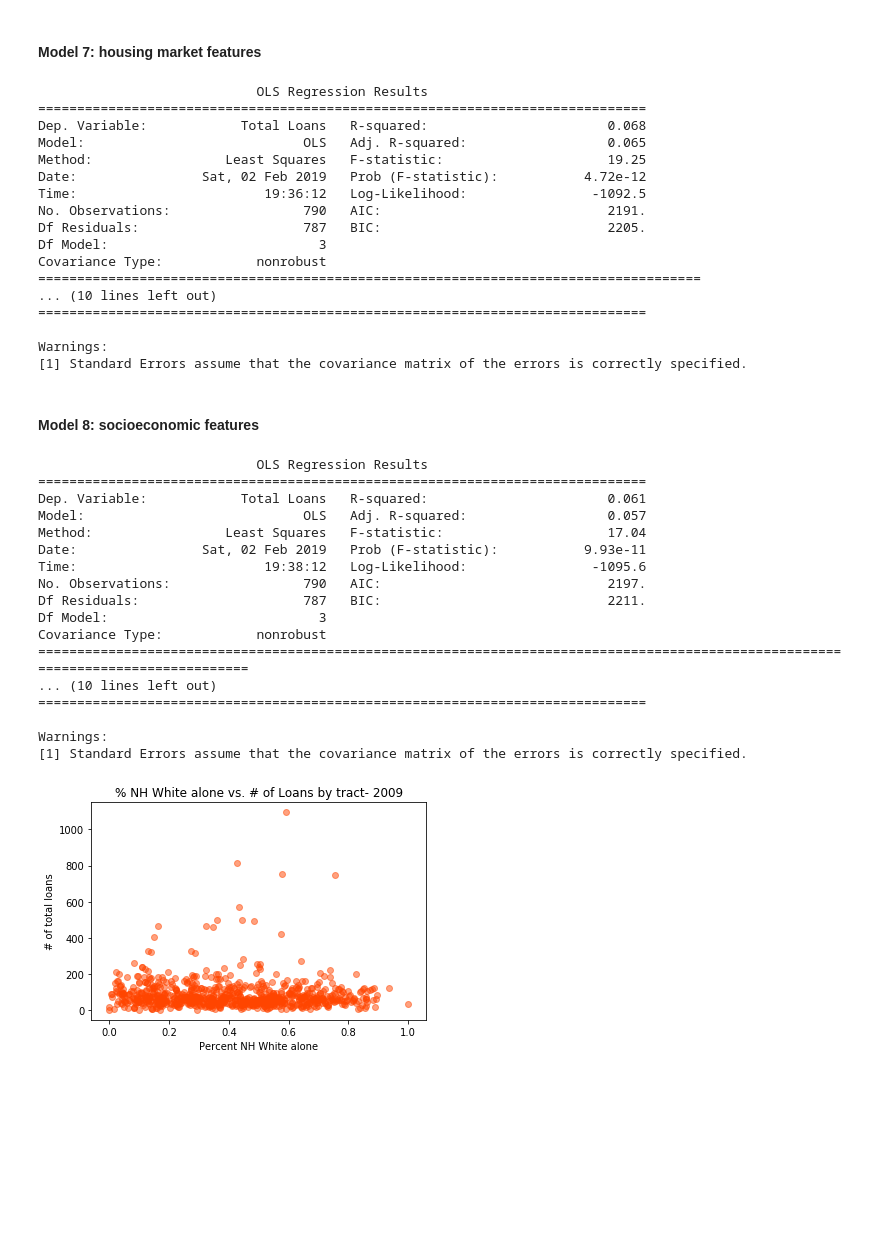
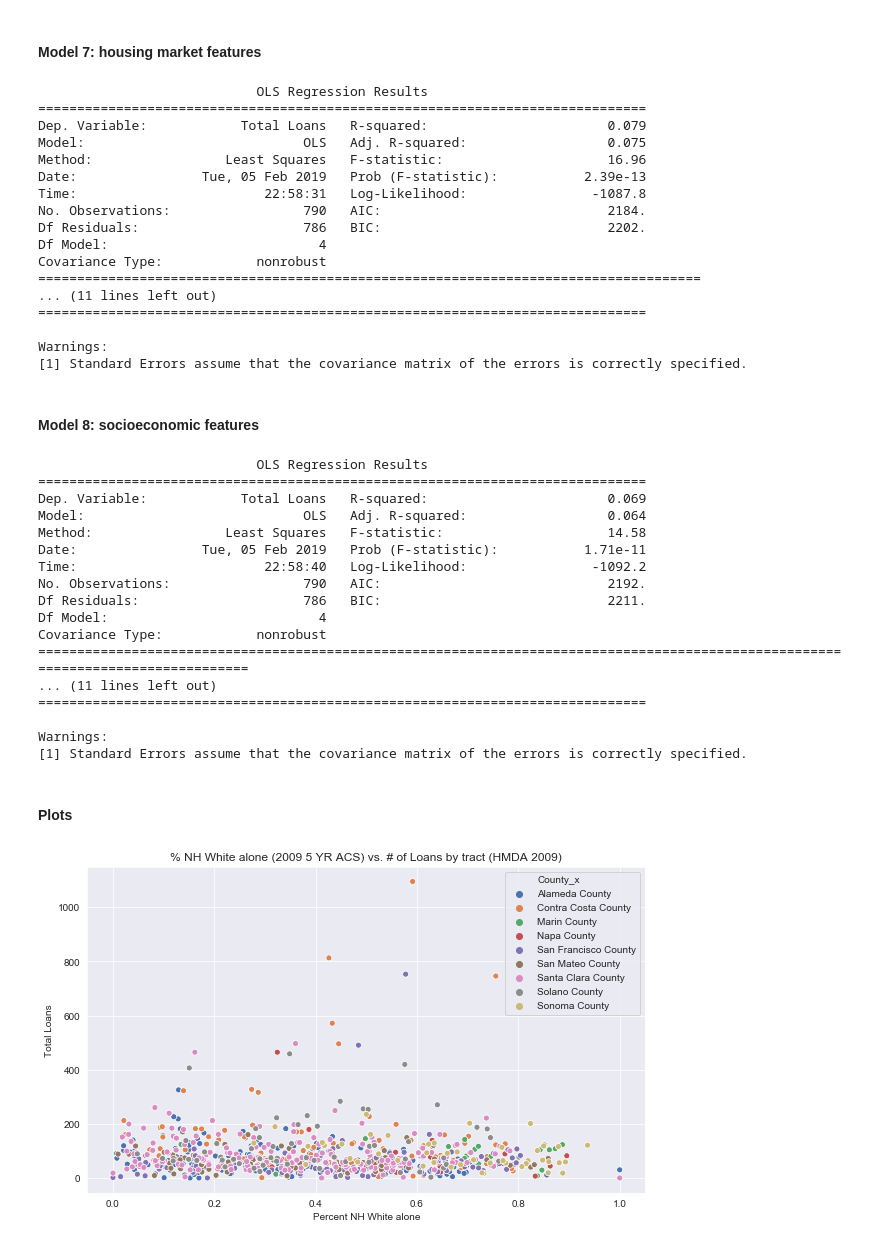
Before and after one commit to abaum1/communityreinvestmentact, a Jupyter notebook: scripts/Linear Regression Model Building (neighboring tracts only, 2009).ipynb, the cells around one changed output. Cells and saved outputs as stored; diff of their text form; code cells hidden in the pictures; blank space fills up the shorter version.

Commit message:
added CRA var to current models

```diff
--- a/scripts/Linear Regression Model Building (neighboring tracts only, 2009).ipynb
+++ b/scripts/Linear Regression Model Building (neighboring tracts only, 2009).ipynb
@@ -191,7 +191,7 @@ This is currently for 2009, but next step is to do it for the average of the rec
 
 Universe: all of the CTs in the 9 county bay area that had loan activity during 2009
 # %%
-filepath = '/Users/ameliabaum/Desktop/Amelia/CRA_Thesis/communityreinvestmentact/data/parsed_data/'
+filepath = '/Users/ameliabaum/Desktop/Amelia/CRA_Thesis/communityreinvestmentact/data/parsed_data_1/'
 Alameda = pd.read_csv(filepath+'Alameda_2009_parsed.csv')
 Alameda["Geoid"] = Alameda["Tract"].apply(lambda x: int(x*100 + 6001000000))
 
@@ -471,23 +471,23 @@ Warnings:
 # %%
 X_m7_normal_constant = sm.add_constant(X_vars_models_normal)
 m7 = sm.regression.linear_model.OLS(Y_vars_models_normal, X_m7_normal_constant[['% Single Family','% Owner Occupied',
-                                                                         'Median home value']])
+                                                                         'Median home value', "CRA"]])
 results_m7 = m7.fit()
 print(results_m7.summary())
 # %% [output]
                             OLS Regression Results
 ==============================================================================
-Dep. Variable:            Total Loans   R-squared:                       0.068
-Model:                            OLS   Adj. R-squared:                  0.065
-Method:                 Least Squares   F-statistic:                     19.25
-Date:                Sat, 02 Feb 2019   Prob (F-statistic):           4.72e-12
-Time:                        19:36:12   Log-Likelihood:                -1092.5
-No. Observations:                 790   AIC:                             2191.
-Df Residuals:                     787   BIC:                             2205.
-Df Model:                           3
+Dep. Variable:            Total Loans   R-squared:                       0.079
+Model:                            OLS   Adj. R-squared:                  0.075
+Method:                 Least Squares   F-statistic:                     16.96
+Date:                Tue, 05 Feb 2019   Prob (F-statistic):           2.39e-13
+Time:                        22:58:31   Log-Likelihood:                -1087.8
+No. Observations:                 790   AIC:                             2184.
+Df Residuals:                     786   BIC:                             2202.
+Df Model:                           4
 Covariance Type:            nonrobust
 =====================================================================================
-... (10 lines left out)
+... (11 lines left out)
 ==============================================================================
 
 Warnings:
@@ -500,33 +500,43 @@ with open('/Users/ameliabaum/Desktop/Amelia/CRA_Thesis/communityreinvestmentact/
 # %%
 X_m8_normal_constant = sm.add_constant(X_vars_models_normal)
 m8 = sm.regression.linear_model.OLS(Y_vars_models_normal, X_m8_normal_constant[['Median income','Percent of population 25 years and over with Bachelor\'s degree',
-                                                                         '% below poverty level']])
+                                                                         '% below poverty level', "CRA"]])
 results_m8 = m8.fit()
 print(results_m8.summary())
 # %% [output]
                             OLS Regression Results
 ==============================================================================
-Dep. Variable:            Total Loans   R-squared:                       0.061
-Model:                            OLS   Adj. R-squared:                  0.057
-Method:                 Least Squares   F-statistic:                     17.04
-Date:                Sat, 02 Feb 2019   Prob (F-statistic):           9.93e-11
-Time:                        19:38:12   Log-Likelihood:                -1095.6
-No. Observations:                 790   AIC:                             2197.
-Df Residuals:                     787   BIC:                             2211.
-Df Model:                           3
+Dep. Variable:            Total Loans   R-squared:                       0.069
+Model:                            OLS   Adj. R-squared:                  0.064
+Method:                 Least Squares   F-statistic:                     14.58
+Date:                Tue, 05 Feb 2019   Prob (F-statistic):           1.71e-11
+Time:                        22:58:40   Log-Likelihood:                -1092.2
+No. Observations:                 790   AIC:                             2192.
+Df Residuals:                     786   BIC:                             2211.
+Df Model:                           4
 Covariance Type:            nonrobust
 ==================================================================================================================================
-... (10 lines left out)
+... (11 lines left out)
 ==============================================================================
 
 Warnings:
 [1] Standard Errors assume that the covariance matrix of the errors is correctly specified.
+# %% [markdown]
+#### Plots
 # %%
-plt.scatter(X_vars_m2['Percent NH White alone'], Y_m2, c='orangered', alpha='0.5')
-plt.title('% NH White alone vs. # of Loans by tract- 2009')
-plt.xlabel('Percent NH White alone')
-plt.ylabel('# of total loans')
+# plt.scatter(allvars_2009['Percent NH White alone'], allvars_2009["Total Loans"], c='orangered', alpha='0.5')
+# plt.title('% NH White alone (2009 5 YR ACS) vs. # of Loans by tract (HMDA 2009)')
+# plt.xlabel('Percent NH White alone')
+# plt.ylabel('# of total loans')
+import seaborn as sns
+sns.set_style('darkgrid')
+
+plt.figure(figsize=(10,6))
+plt.title('% NH White alone (2009 5 YR ACS) vs. # of Loans by tract (HMDA 2009)')
+plot = sns.scatterplot(allvars_2009['Percent NH White alone'], allvars_2009['Total Loans'],
+     hue = allvars_2009["County_x"], legend='brief', markers='p', palette= "deep")
+plt.legend(bbox_to_anchor=(1,1), loc=1)
 
 plt.savefig('/Users/ameliabaum/Desktop/Amelia/CRA_Thesis/communityreinvestmentact/results/nhw_vs_loans_09.png')
 # %% [output]
-[figure, old version]
+[figure, new version]
```
Also changed, not shown: parts of 28 cells of this notebook, 46 other files.
